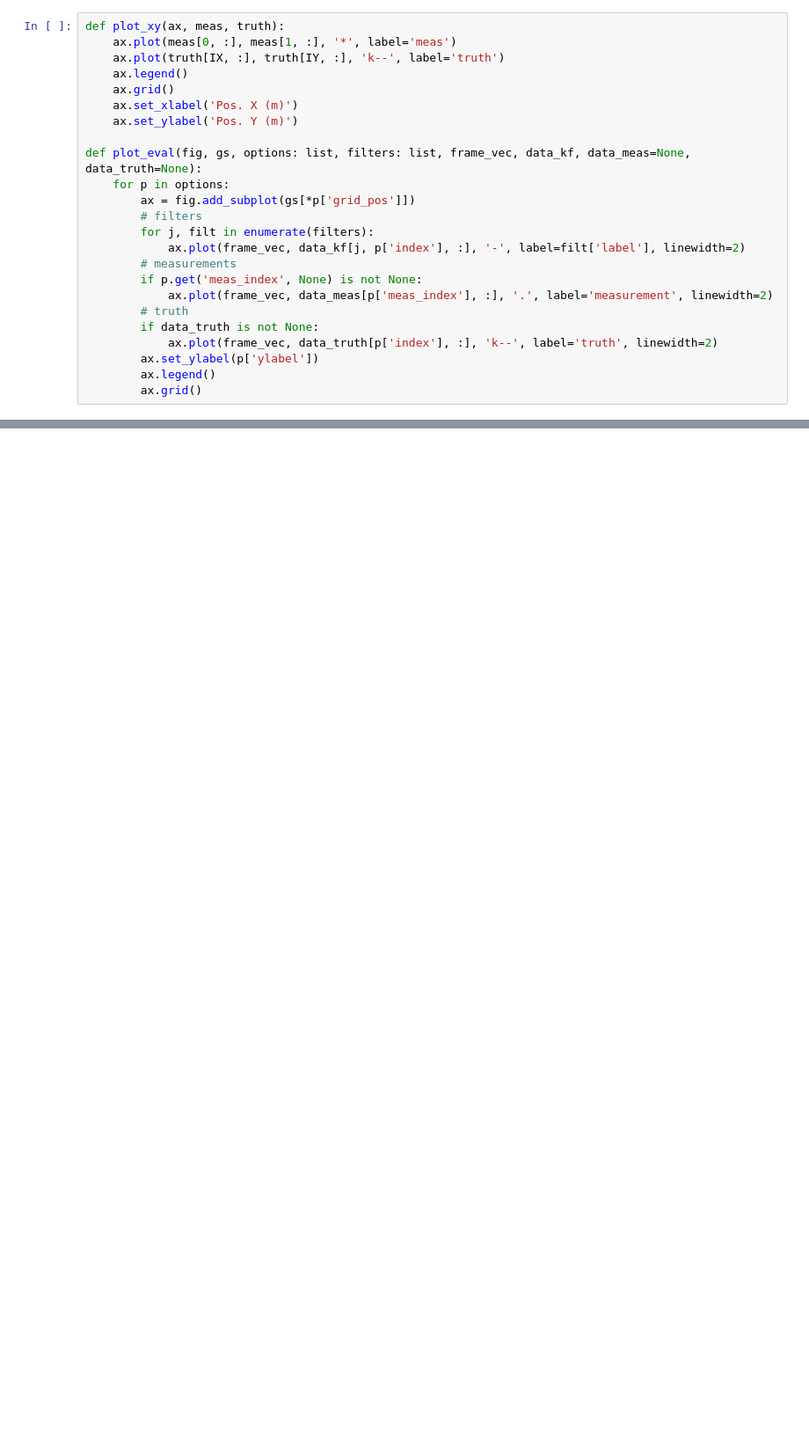
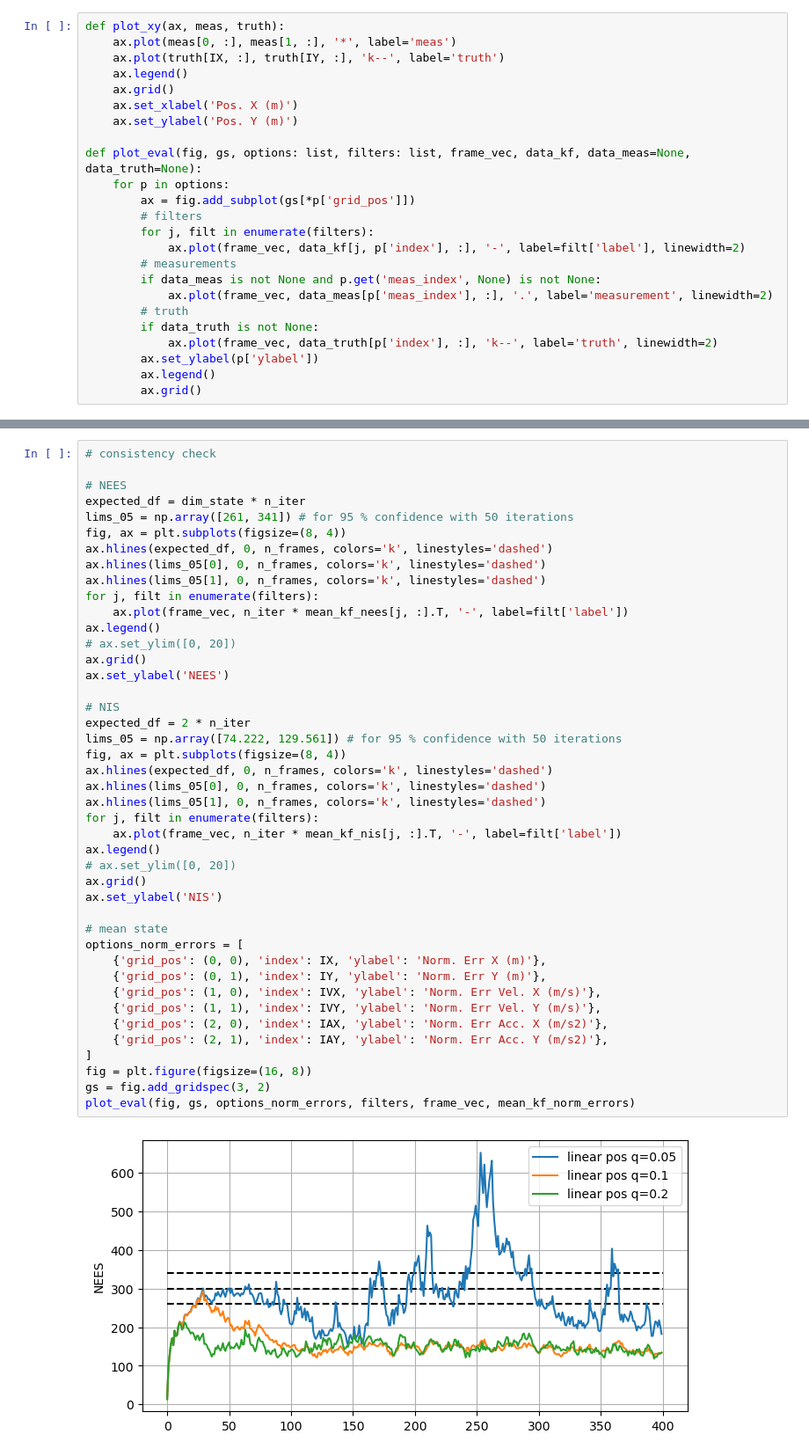
Before and after one commit to trujilloRJ/kf_sandbox, a Jupyter notebook: measurement_exploration.ipynb, the cells around one changed output, grey strips where cells are left out. Shown at 88% size. Drawn from its saved outputs; the diff is of its cells as text; blank space fills up the shorter version.

```diff
--- a/measurement_exploration.ipynb
+++ b/measurement_exploration.ipynb
@@ -27,7 +22,7 @@ def plot_eval(fig, gs, options: list, filters: list, frame_vec, data_kf, data_me
         for j, filt in enumerate(filters):
             ax.plot(frame_vec, data_kf[j, p['index'], :], '-', label=filt['label'], linewidth=2)
         # measurements
-        if p.get('meas_index', None) is not None:
+        if data_meas is not None and p.get('meas_index', None) is not None:
             ax.plot(frame_vec, data_meas[p['meas_index'], :], '.', label='measurement', linewidth=2)
         # truth
         if data_truth is not None:
@@ -137,0 +153,45 @@ plot_eval(fig, gs, options_rms_errors, filters, frame_vec, rms_error)
+# %%
+# consistency check
+
+# NEES
+expected_df = dim_state * n_iter
+lims_05 = np.array([261, 341]) # for 95 % confidence with 50 iterations
+fig, ax = plt.subplots(figsize=(8, 4))
+ax.hlines(expected_df, 0, n_frames, colors='k', linestyles='dashed')
+ax.hlines(lims_05[0], 0, n_frames, colors='k', linestyles='dashed')
+ax.hlines(lims_05[1], 0, n_frames, colors='k', linestyles='dashed')
+for j, filt in enumerate(filters):
+    ax.plot(frame_vec, n_iter * mean_kf_nees[j, :].T, '-', label=filt['label'])
+ax.legend()
+# ax.set_ylim([0, 20])
+ax.grid()
+ax.set_ylabel('NEES')
+
+# NIS
+expected_df = 2 * n_iter
+lims_05 = np.array([74.222, 129.561]) # for 95 % confidence with 50 iterations
+fig, ax = plt.subplots(figsize=(8, 4))
+ax.hlines(expected_df, 0, n_frames, colors='k', linestyles='dashed')
+ax.hlines(lims_05[0], 0, n_frames, colors='k', linestyles='dashed')
+ax.hlines(lims_05[1], 0, n_frames, colors='k', linestyles='dashed')
+for j, filt in enumerate(filters):
+    ax.plot(frame_vec, n_iter * mean_kf_nis[j, :].T, '-', label=filt['label'])
+ax.legend()
+# ax.set_ylim([0, 20])
+ax.grid()
+ax.set_ylabel('NIS')
+
+# mean state
+options_norm_errors = [
+    {'grid_pos': (0, 0), 'index': IX, 'ylabel': 'Norm. Err X (m)'},
+    {'grid_pos': (0, 1), 'index': IY, 'ylabel': 'Norm. Err Y (m)'},
+    {'grid_pos': (1, 0), 'index': IVX, 'ylabel': 'Norm. Err Vel. X (m/s)'},
+    {'grid_pos': (1, 1), 'index': IVY, 'ylabel': 'Norm. Err Vel. Y (m/s)'},
+    {'grid_pos': (2, 0), 'index': IAX, 'ylabel': 'Norm. Err Acc. X (m/s2)'},
+    {'grid_pos': (2, 1), 'index': IAY, 'ylabel': 'Norm. Err Acc. Y (m/s2)'},
+]
+fig = plt.figure(figsize=(16, 8))
+gs = fig.add_gridspec(3, 2)
+plot_eval(fig, gs, options_norm_errors, filters, frame_vec, mean_kf_norm_errors)
+# %% [output]
+[figure, added]
```
Also changed, not shown: parts of 6 cells of this notebook, 8 other files.
